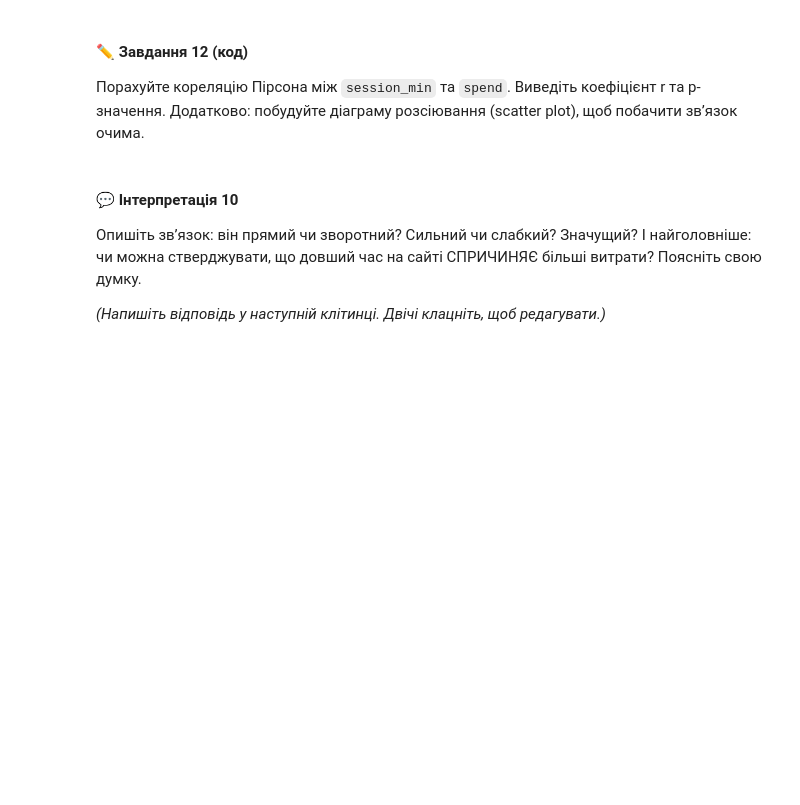
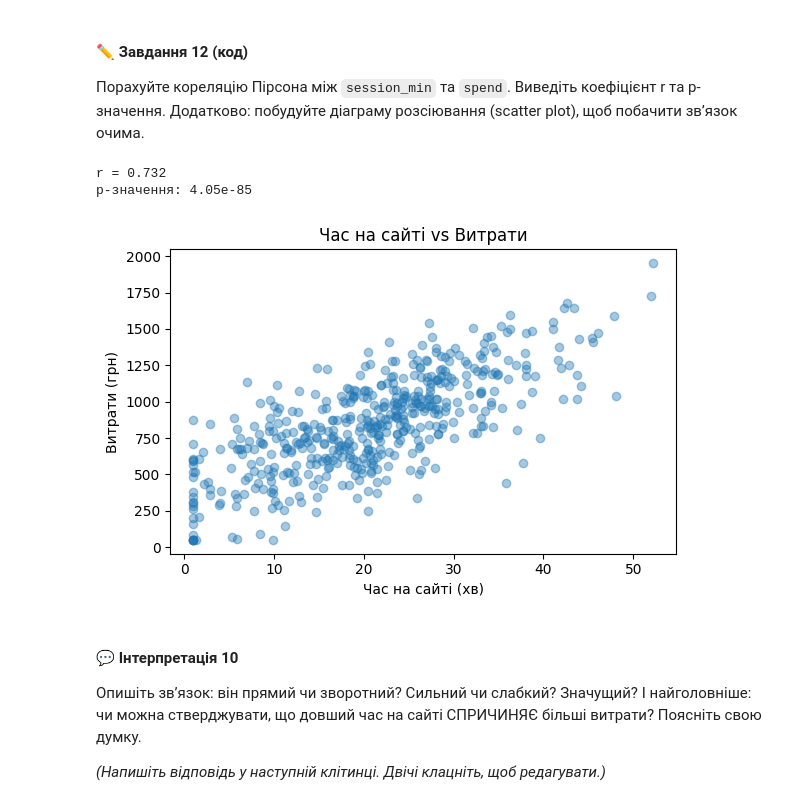
Before and after one commit to volodymyr-holovan/DTA2026, a Jupyter notebook: homework/practice_stat_tests.ipynb, the cells around one changed output. Drawn from its saved outputs; the diff is of its cells as text; code cells hidden in the pictures; blank space fills up the shorter version.

```diff
--- a/homework/practice_stat_tests.ipynb
+++ b/homework/practice_stat_tests.ipynb
@@ -37,8 +37,8 @@ import numpy as np
 from scipy import stats
 import matplotlib.pyplot as plt
 
-df = pd.read_csv("shop_customers.csv")
-ab = pd.read_csv("ab_test.csv")
+df = pd.read_csv("https://raw.githubusercontent.com/volodymyr-holovan/DTA2026/refs/heads/main/data/shop_customers.csv")
+ab = pd.read_csv("https://raw.githubusercontent.com/volodymyr-holovan/DTA2026/refs/heads/main/data/ab_test.csv")
 
 print("Клієнти:", df.shape)
 print("A/B тест:", ab.shape)
@@ -373,3 +508,20 @@ A/B тест: (8000, 3)
+# %%
+# Завдання 12:
+r, p_value = stats.pearsonr(df['session_min'], df['spend'])
+print(f"r = {r:.3f}")
+print(f"p-значення: {p_value:.3g}")
+
+plt.figure(figsize=(6, 4))
+plt.scatter(df['session_min'], df['spend'], alpha=0.4)
+plt.xlabel('Час на сайті (хв)')
+plt.ylabel('Витрати (грн)')
+plt.title('Час на сайті vs Витрати')
+plt.tight_layout()
+plt.show()
+# %% [output]
+r = 0.732
+p-значення: 4.05e-85
+[figure, added]
 # %% [markdown]
 #### 💬 Інтерпретація 10
 
```
Also changed, not shown: parts of 40 cells of this notebook.
